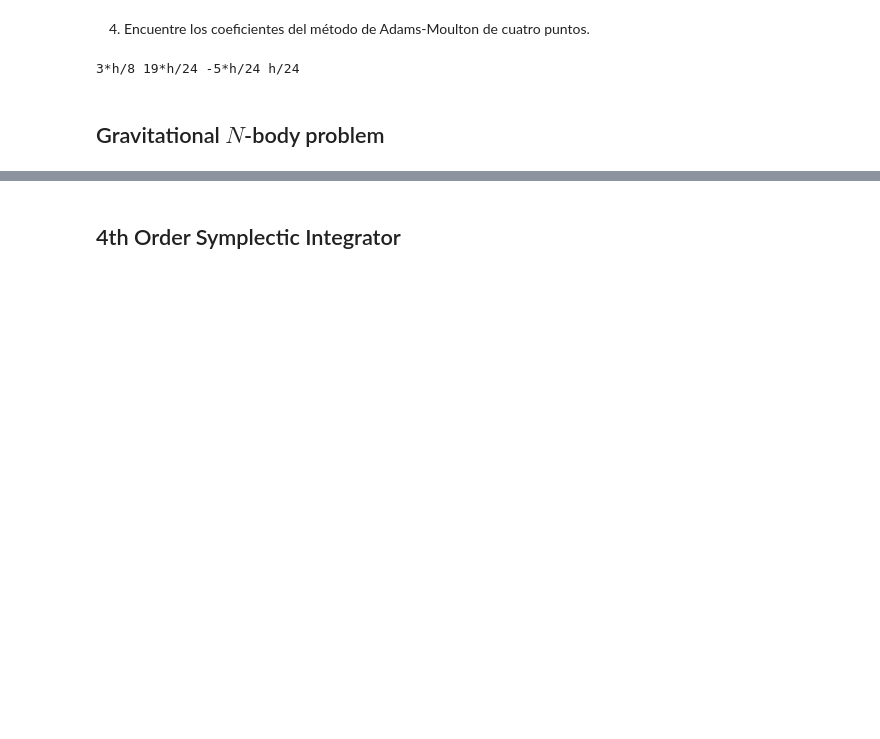
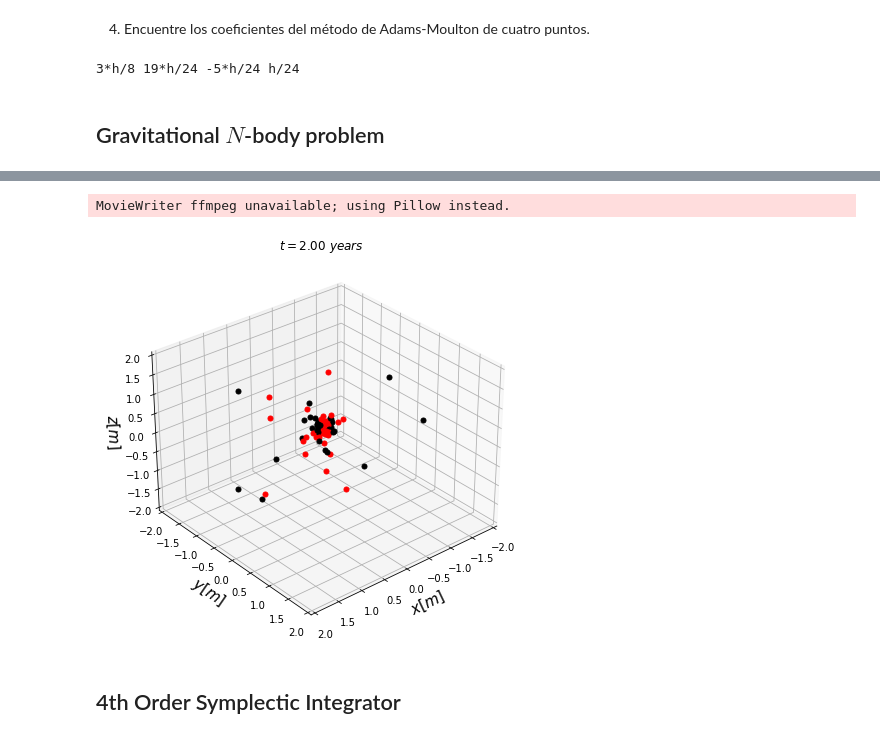
Before and after one commit to juanpablosalas/DanielDoradoJuanPabloSalas, a Jupyter notebook: Semana6/Semana6_DanielDorado_JuanPabloSalas.ipynb, the cells around one changed output, grey strips where cells are left out. Saved outputs shown, nothing was run; the diff lists cells and outputs as text; code cells hidden in the pictures; blank space fills up the shorter version.

```diff
--- a/Semana6/Semana6_DanielDorado_JuanPabloSalas.ipynb
+++ b/Semana6/Semana6_DanielDorado_JuanPabloSalas.ipynb
@@ -131,3 +401,60 @@ print(I1,I2,I3, I4)
+# %%
+def ReduceTime(t,factor):
+
+    for p in Particles:
+        p.ReduceSize(factor)
+
+    Newt = []
+    for i in range(len(t)):
+        if i%factor == 0:
+            Newt.append(t[i])
+
+    return np.array(Newt)
+# %%
+redt = ReduceTime(t,10)
+# %%
+fig = plt.figure(figsize=(7,7))
+ax = fig.add_subplot(1,1,1, projection = '3d',elev = 30, azim = 50)
+
+def init():
+    ax.set_xlabel(r'$x[m]$',fontsize=15)
+    ax.set_ylabel(r'$y[m]$',fontsize=15)
+    ax.set_zlabel(r'$z[m]$',fontsize=15)
+    ax.set_xlim(-2.,2.)
+    ax.set_ylim(-2.,2.)
+    ax.set_zlim(-2.,2.)
+
+colors = ['k','r']
+
+def Update(i):
+
+    plot = ax.clear()
+    init()
+
+
+    for n, p in enumerate(Particles):
+
+        x = p.GetReducePosition()[i,0]
+        y = p.GetReducePosition()[i,1]
+        z = p.GetReducePosition()[i,2]
+
+        vx = p.GetReduceVelocity()[i,0]
+        vy = p.GetReduceVelocity()[i,1]
+        vz = p.GetReduceVelocity()[i,2]
+
+        plot = ax.set_title(r'$t=%.2f \ years$' %(redt[i]))
+
+        plot = ax.scatter(x,y,z,marker='.',color=colors[n%2],s=100)
+
+        # plot = ax.quiver(x,y,z,vx,vy,vz,color=colors[n%2], length = 0.05, normalize=False)
+
+    return plot
+
+Animation = anim.FuncAnimation(fig,Update,frames=len(redt),init_func=init)
+Animation.save('gravitational.gif', fps=10)
+# %% [output]
+MovieWriter ffmpeg unavailable; using Pillow instead.
+[figure, added]
 # %% [markdown]
 ## 4th Order Symplectic Integrator
 # %%
```
Also changed, not shown: parts of 12 cells of this notebook, 1 other file.
